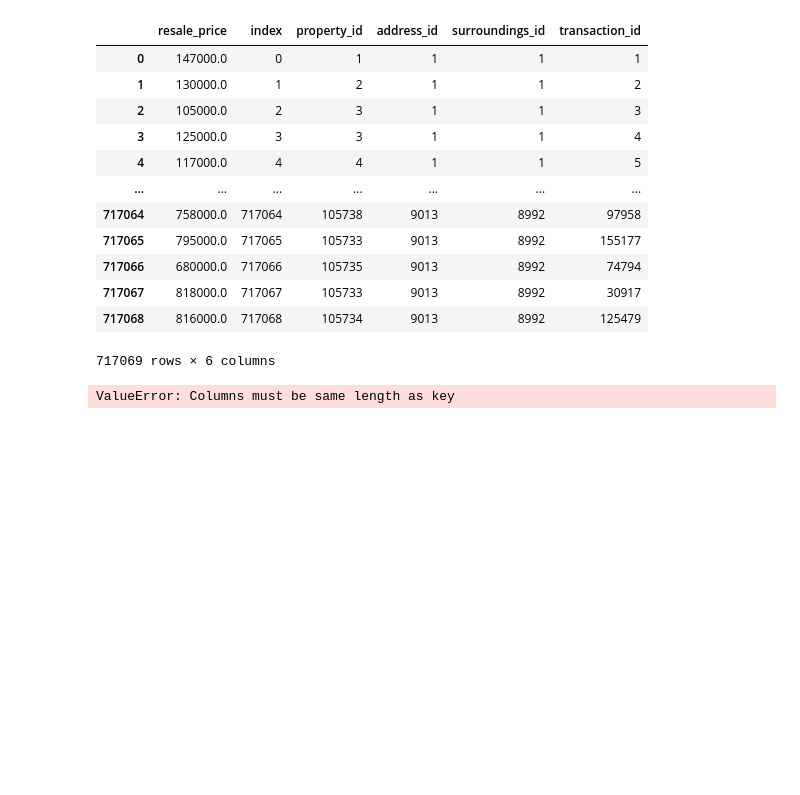
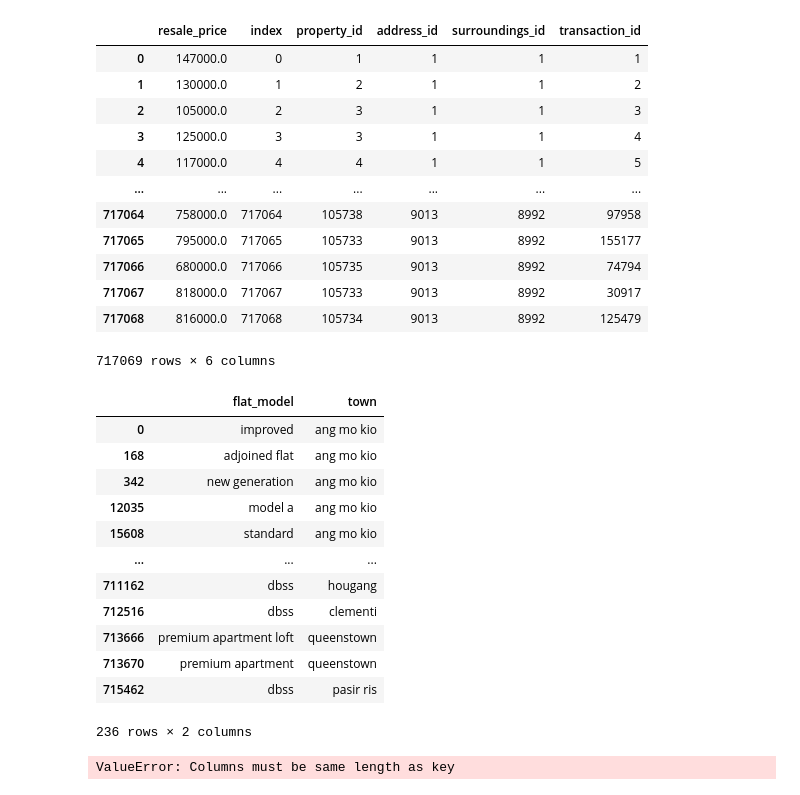
Before and after one commit to Yang990121/Data-Engine, a Jupyter notebook: connection.ipynb, the cells around one changed output. Saved outputs shown, nothing was run; the diff lists cells and outputs as text; code cells hidden in the pictures; blank space fills up the shorter version.

```diff
--- a/connection.ipynb
+++ b/connection.ipynb
@@ -141,6 +141,25 @@ display(resale_data)
 | 717067 | 818000.0 | 717067 | 105733 | 9013 | 8992 | 30917 |
 | 717068 | 816000.0 | 717068 | 105734 | 9013 | 8992 | 125479 |
 717069 rows × 6 columns
+# %%
+unique_pair = df[['flat_model', 'town']].apply(lambda x: x.str.lower()).drop_duplicates()
+
+# Display the resulting DataFrame with unique pairs
+unique_pair
+# %% [output]
+|  | flat_model | town |
+| 0 | improved | ang mo kio |
+| 168 | adjoined flat | ang mo kio |
+| 342 | new generation | ang mo kio |
+| 12035 | model a | ang mo kio |
+| 15608 | standard | ang mo kio |
+| ... | ... | ... |
+| 711162 | dbss | hougang |
+| 712516 | dbss | clementi |
+| 713666 | premium apartment loft | queenstown |
+| 713670 | premium apartment | queenstown |
+| 715462 | dbss | pasir ris |
+236 rows × 2 columns
 # %%
 resale_data = df.copy()
 resale_data[property_id] = resale_data['index'].map(property_df.set_index(property_id)['property_id'])
```
Also changed, not shown: parts of 3 cells of this notebook, 3 other files.
